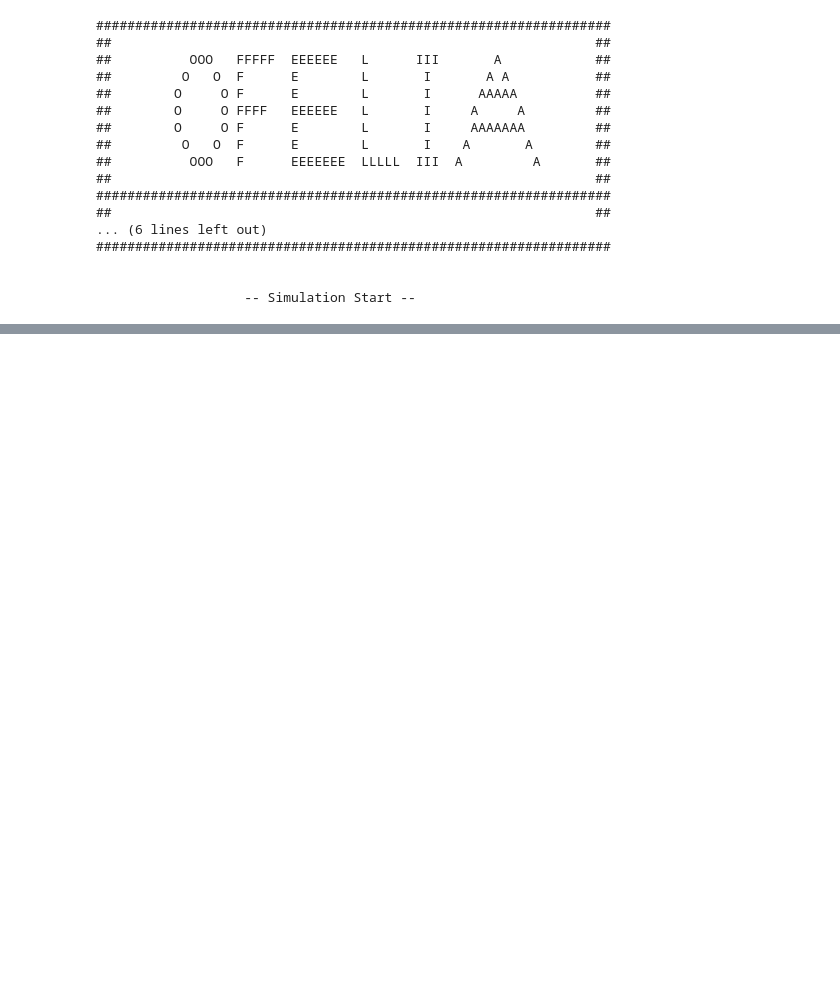
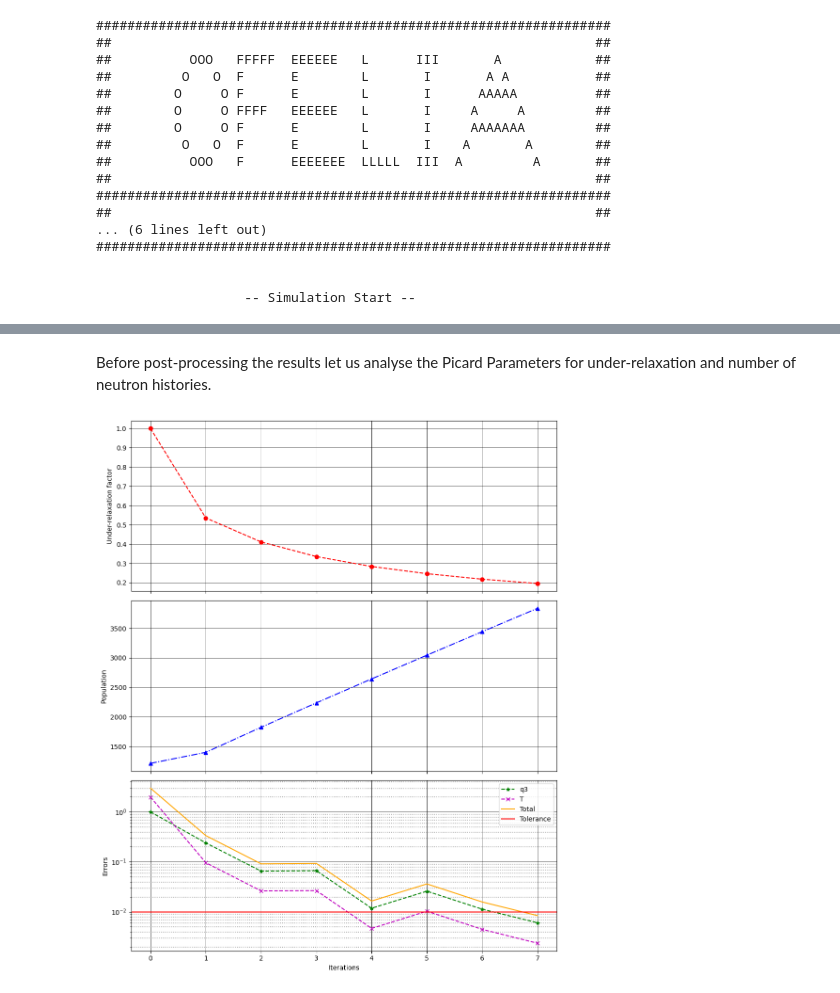
Before and after one commit to Steriva/OFELIA-demo, a Jupyter notebook: 03_MPmodel/mp_model.ipynb, the cells around one changed output, grey strips where cells are left out. Drawn from its saved outputs; the diff is of its cells as text; code cells hidden in the pictures; blank space fills up the shorter version.

```diff
--- a/03_MPmodel/mp_model.ipynb
+++ b/03_MPmodel/mp_model.ipynb
@@ -208,0 +151,4 @@ Vnorms = norms(TH.funSpace, domain)
+# %%
+TH = thermal_solver(domain = domain, ct = ct, ft = ft,
+                    physical_param = physical_param, regions_markers = vol_markers,
+                    degree=1)
@@ -208,0 +190,4 @@ Vnorms = norms(TH.funSpace, domain)
+# %%
+from ofelia.aux_obj import updateXML
+
+xml_materials = updateXML(n_model.mat_dict, n_div)
@@ -437,0 +273,15 @@ Convergence reached!
+# %%
+q3_relaxed_list = []
+q3_std_list = []
+
+alpha_list = [] # under-relaxation factor
+pop_list = []  # population size
+errors = {
+    'q3': [],
+    'T': []
+}
+
+from ofelia.aux_obj import RemoveFolders
+RemoveFolders(path=os.getcwd())
+
+path = os.getcwd()
@@ -437,0 +396,26 @@ Convergence reached!
+# %% [markdown]
+Before post-processing the results let us analyse the Picard Parameters for under-relaxation and number of neutron histories.
+# %%
+fig, axs = plt.subplots(3, 1, sharex=True, figsize=(10, 12))
+
+axs[0].plot(alpha_list, 'ro--')
+axs[1].plot(pop_list, 'b^-.')
+
+axs[2].semilogy(errors['q3'], 'g*--', label='q3')
+axs[2].plot(errors['T'], 'mx--', label='T')
+axs[2].plot(np.array(errors['q3']) + np.array(errors['T']), '-', color='orange', label='Total')
+axs[2].axhline(tol, color='r', linestyle='-', label='Tolerance')
+
+for ax in axs:
+    ax.grid(which='major', linestyle='-', linewidth='0.5', color='black')
+    ax.grid(which='minor', linestyle=':', linewidth='1', color='gray')
+axs[-1].set_xlabel('Iterations')
+axs[-1].legend()
+
+axs[0].set_ylabel('Under-relaxation factor')
+axs[1].set_ylabel('Population')
+axs[2].set_ylabel('Errors')
+
+plt.tight_layout()
+# %% [output]
+[figure, added]
```
Also changed, not shown: parts of 70 cells of this notebook, 9 other files.
